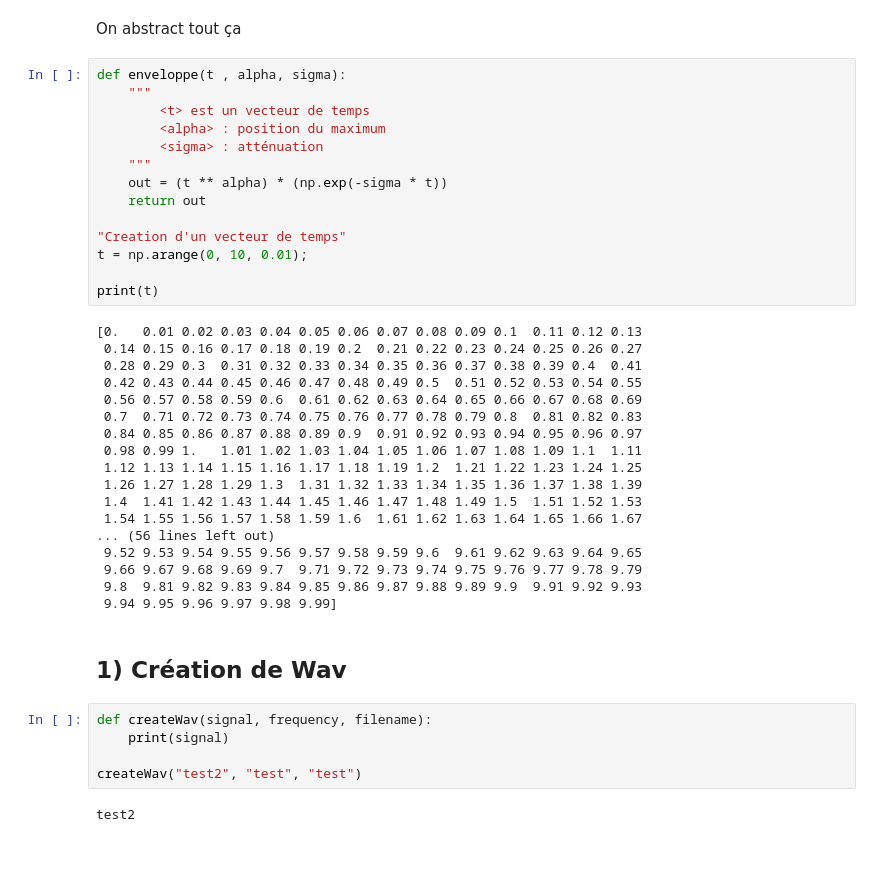
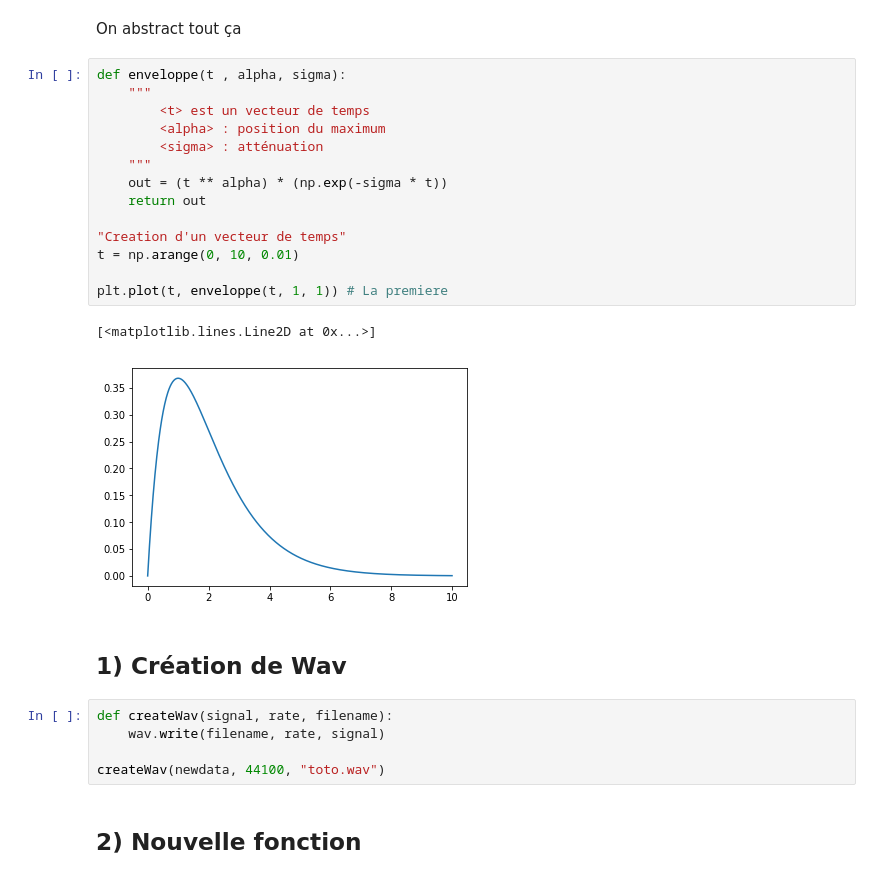
Before and after one commit to guillaume-haerinck/imac-tp-signal, a Jupyter notebook: tp-01/TPintro.ipynb, the cells around one changed output. Saved outputs shown, nothing was run; the diff lists cells and outputs as text; blank space fills up the shorter version.

```diff
--- a/tp-01/TPintro.ipynb
+++ b/tp-01/TPintro.ipynb
@@ -281,41 +281,26 @@ On abstract tout ça
 # %%
 def enveloppe(t , alpha, sigma):
     """
         <t> est un vecteur de temps
         <alpha> : position du maximum
         <sigma> : atténuation
     """
     out = (t ** alpha) * (np.exp(-sigma * t))
     return out
 
 "Creation d'un vecteur de temps"
-t = np.arange(0, 10, 0.01);
+t = np.arange(0, 10, 0.01)
 
-print(t)
+plt.plot(t, enveloppe(t, 1, 1)) # La premiere
 # %% [output]
-[0.   0.01 0.02 0.03 0.04 0.05 0.06 0.07 0.08 0.09 0.1  0.11 0.12 0.13
- 0.14 0.15 0.16 0.17 0.18 0.19 0.2  0.21 0.22 0.23 0.24 0.25 0.26 0.27
- 0.28 0.29 0.3  0.31 0.32 0.33 0.34 0.35 0.36 0.37 0.38 0.39 0.4  0.41
- 0.42 0.43 0.44 0.45 0.46 0.47 0.48 0.49 0.5  0.51 0.52 0.53 0.54 0.55
- 0.56 0.57 0.58 0.59 0.6  0.61 0.62 0.63 0.64 0.65 0.66 0.67 0.68 0.69
- 0.7  0.71 0.72 0.73 0.74 0.75 0.76 0.77 0.78 0.79 0.8  0.81 0.82 0.83
- 0.84 0.85 0.86 0.87 0.88 0.89 0.9  0.91 0.92 0.93 0.94 0.95 0.96 0.97
- 0.98 0.99 1.   1.01 1.02 1.03 1.04 1.05 1.06 1.07 1.08 1.09 1.1  1.11
- 1.12 1.13 1.14 1.15 1.16 1.17 1.18 1.19 1.2  1.21 1.22 1.23 1.24 1.25
- 1.26 1.27 1.28 1.29 1.3  1.31 1.32 1.33 1.34 1.35 1.36 1.37 1.38 1.39
- 1.4  1.41 1.42 1.43 1.44 1.45 1.46 1.47 1.48 1.49 1.5  1.51 1.52 1.53
- 1.54 1.55 1.56 1.57 1.58 1.59 1.6  1.61 1.62 1.63 1.64 1.65 1.66 1.67
-... (56 lines left out)
- 9.52 9.53 9.54 9.55 9.56 9.57 9.58 9.59 9.6  9.61 9.62 9.63 9.64 9.65
- 9.66 9.67 9.68 9.69 9.7  9.71 9.72 9.73 9.74 9.75 9.76 9.77 9.78 9.79
- 9.8  9.81 9.82 9.83 9.84 9.85 9.86 9.87 9.88 9.89 9.9  9.91 9.92 9.93
- 9.94 9.95 9.96 9.97 9.98 9.99]
+[<matplotlib.lines.Line2D at 0x...>]
+[figure, added]
 # %% [markdown]
 ## 1) Création de Wav
 # %%
-def createWav(signal, frequency, filename):
-    print(signal)
+def createWav(signal, rate, filename):
+    wav.write(filename, rate, signal)
 
-createWav("test2", "test", "test")
+createWav(newdata, 44100, "toto.wav")
-# %% [output]
-test2
+# %% [markdown]
+## 2) Nouvelle fonction
```
Also changed, not shown: parts of 12 cells of this notebook, 2 other files.
